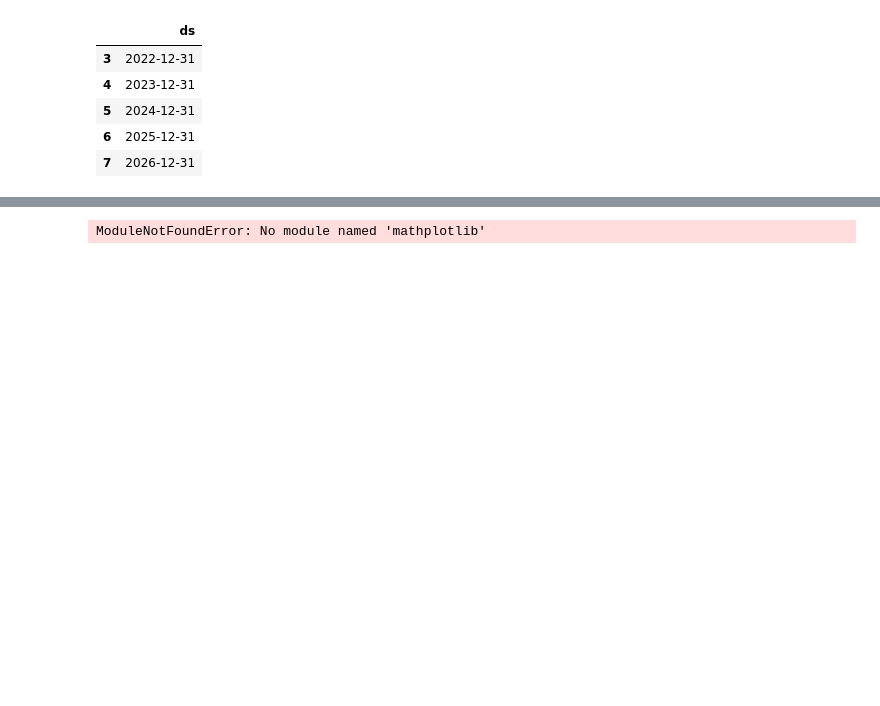
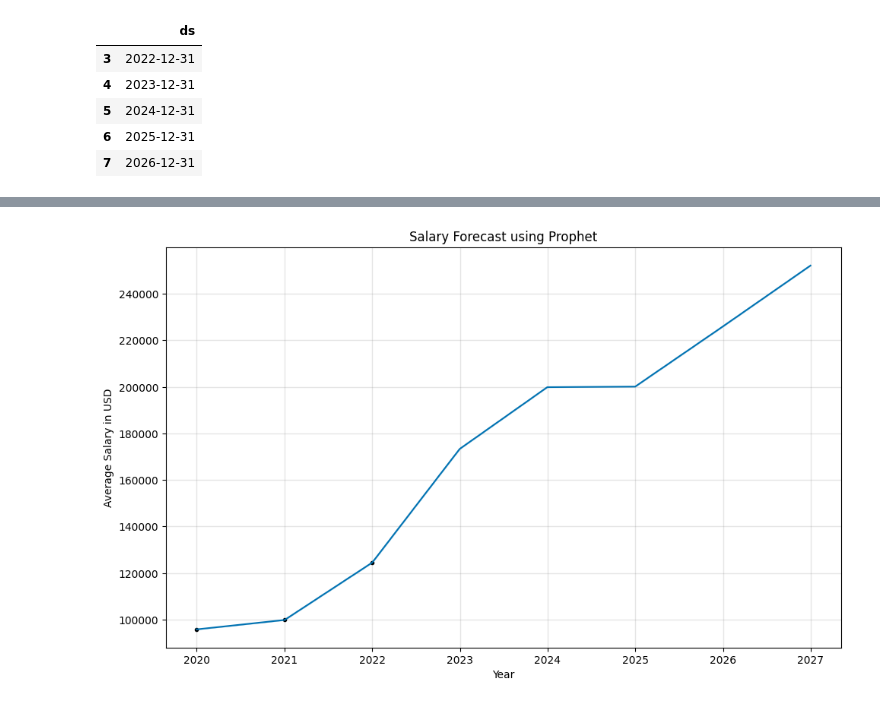
Before and after one commit to DevAnnafi/AI-Job-Market-Analyzer, a Jupyter notebook: notebooks/05_forecasting_trends.ipynb, the cells around one changed output, grey strips where cells are left out. Drawn from its saved outputs; the diff is of its cells as text; code cells hidden in the pictures; blank space fills up the shorter version.

Commit message:
Feat: Completed forecasting trends

```diff
--- a/notebooks/05_forecasting_trends.ipynb
+++ b/notebooks/05_forecasting_trends.ipynb
@@ -108,7 +109,11 @@ salary_outputs = salary_forecast[['ds', 'yhat', 'yhat_lower', 'yhat_upper']]
 # GOAL:
 # Visualize salary growth trajectory over time
 
-!pip3 install matplotlib
+import matplotlib.pyplot as plt
 
-import mathplotlib.pyplot as plt
+fig1 = salary_model.plot(salary_forecast)
+plt.title("Salary Forecast using Prophet")
+plt.xlabel("Year")
+plt.ylabel("Average Salary in USD")
+plt.show()
 # %% [output]
@@ -126,4 +120,4 @@ Requirement already satisfied: six>=1.5 in /Users/zihan/nba-predictor/.venv/lib/
-ModuleNotFoundError: No module named 'mathplotlib'
+[figure, added]
 # %%
 # STEP 8.6: Prepare role demand time series
 #
```
Also changed, not shown: parts of 4 cells of this notebook.
